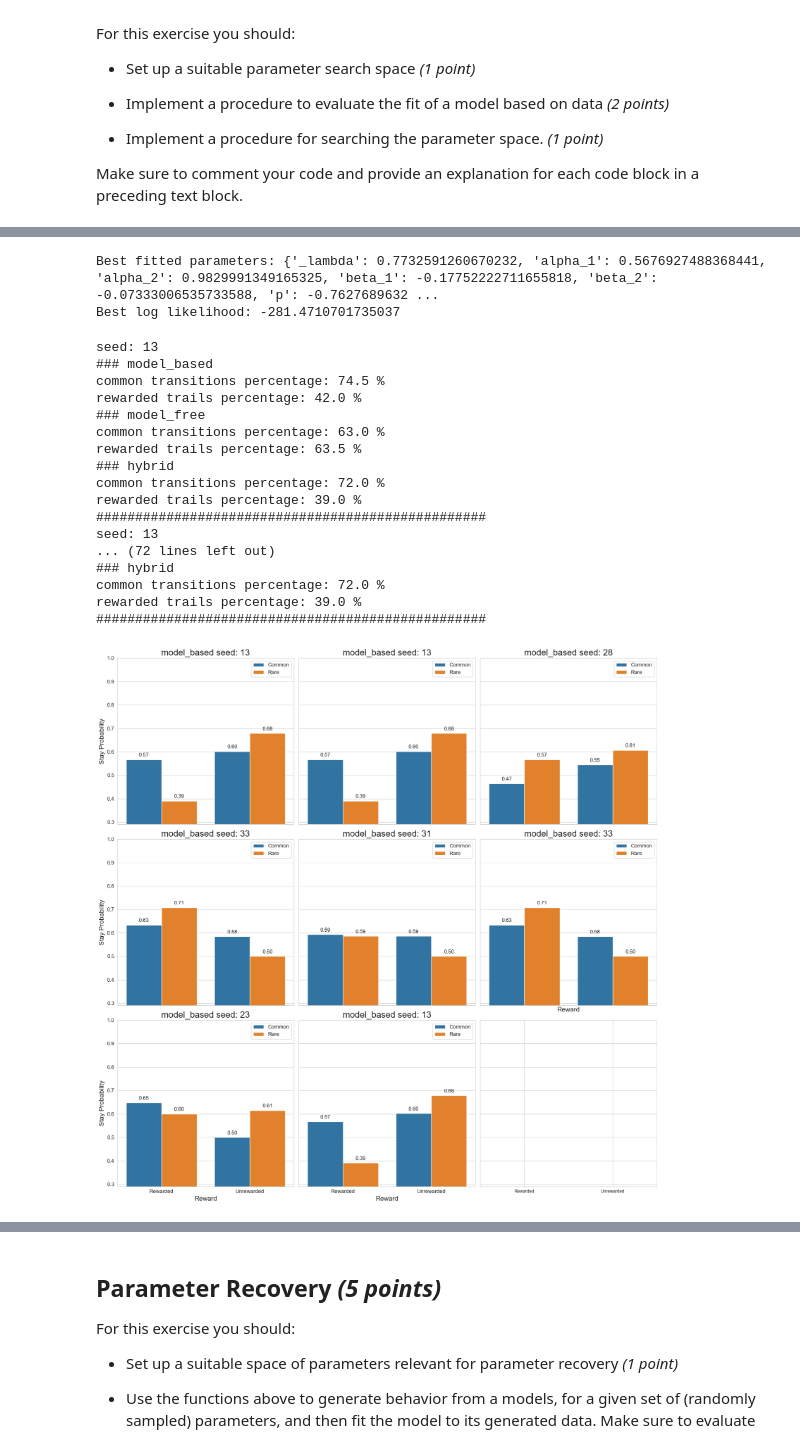
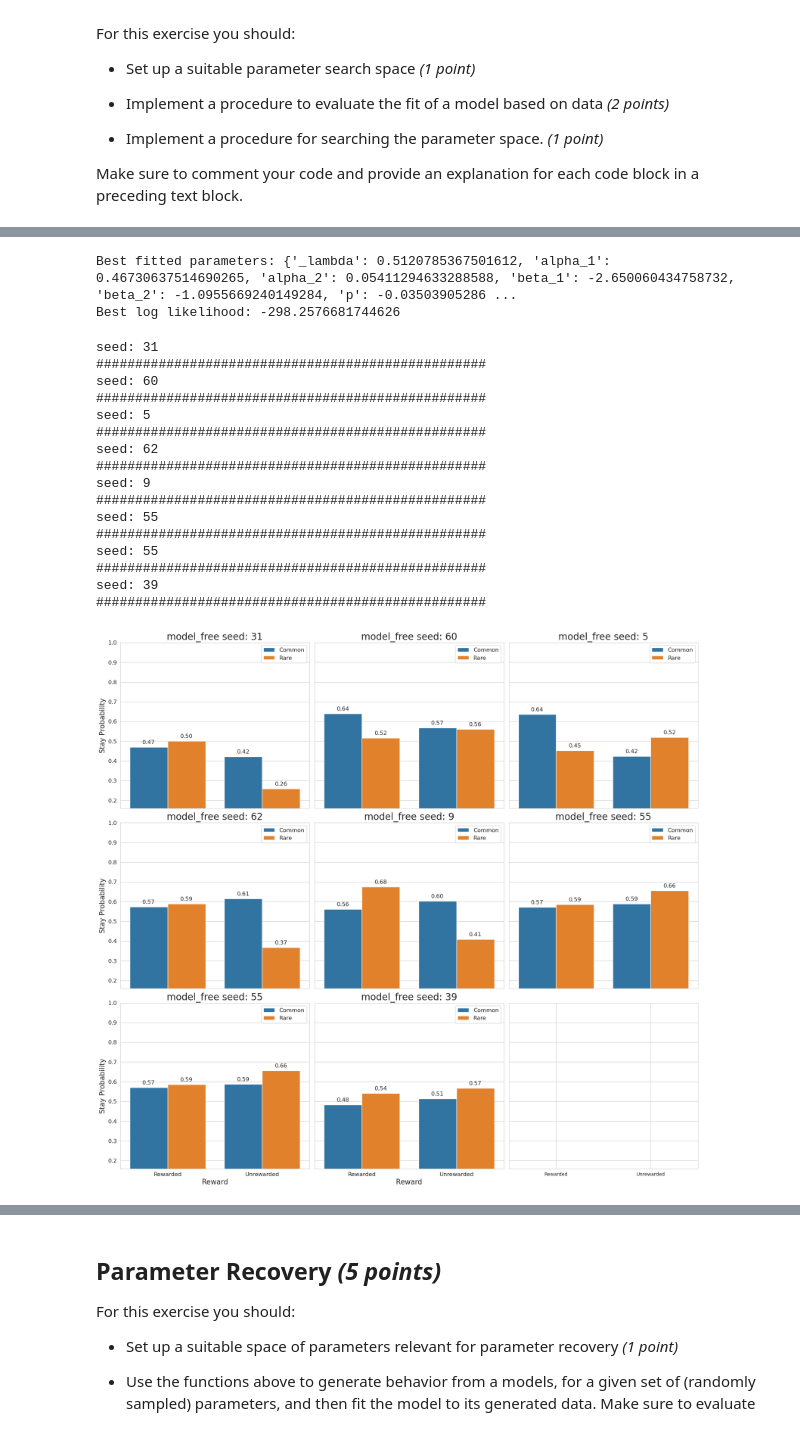
Before and after one commit to imtezcan/rl-twoStepTask, a Jupyter notebook: modeling_procedure.ipynb, the cells around one changed output, grey strips where cells are left out. Drawn from its saved outputs; the diff is of its cells as text; code cells hidden in the pictures.

```diff
--- a/modeling_procedure.ipynb
+++ b/modeling_procedure.ipynb
@@ -268,7 +245,13 @@ agent_type: model_free, consider_both_stages: True
+# %%
+# fit to using log likelihood of choices
+fit_results_mb = fit_with_grid_search(parammeter_space, human_data, agent_type='model_based',
+                                            consider_both_stages=consider_both_stages)
+fit_results_mf = fit_with_grid_search(parammeter_space, human_data, agent_type='model_free',
+                                            consider_both_stages=consider_both_stages)
 # %%
 # plot fit results
-plot_fit_results(fit_results_mb, alpha_space, beta_space)
-plot_fit_results(fit_results_mf, alpha_space, beta_space)
+plot_fit_results(fit_results_mb, parammeter_space)
+plot_fit_results(fit_results_mf, parammeter_space)
 
 # get the best parameters model based
 best_params_mb = np.unravel_index(fit_results_mb.argmax(), fit_results_mb.shape)
@@ -293,10 +278,5 @@ best_alpha_mf: 0.25, best_beta_mf: 4.0, best_ll_mf: -242.4802787290997
 # %%
 # Fit hybrid model
-import pandas as pd
-from parameter_fitting import fit_with_random_search, get_best_params_and_ll
-from scipy.stats import uniform
-import numpy as np
-
 # Define parameter distributions
 param_distributions = {
     'alpha_1': uniform(0, 1),
@@ -310,11 +290,5 @@ param_distributions = {
 
 n_iter = 256  # Number of parameter settings that are produced
 
-results_df = fit_with_random_search('hybrid', param_distributions, human_data, n_iter, consider_both_stages)
-best_params_hybrid, best_ll_hybrid = get_best_params_and_ll(results_df)
-
-print("Best fitted parameters:", best_params_hybrid)
-print("Best log likelihood:", best_ll_hybrid)
+np.random.seed(None)
+random_seed = np.random.randint(0, 1000)
-# %% [output]
-Best fitted parameters: {'_lambda': 0.7732591260670232, 'alpha_1': 0.5676927488368441, 'alpha_2': 0.9829991349165325, 'beta_1': -0.17752222711655818, 'beta_2': -0.07333006535733588, 'p': -0.7627689632 ...
-Best log likelihood: -281.4710701735037
@@ -321,3 +297,11 @@ Best log likelihood: -281.4710701735037
+# %%
+best_params_hybrid, best_ll_hybrid = get_best_params_and_ll(results_df)
+
+print("Best fitted parameters:", best_params_hybrid)
+print("Best log likelihood:", best_ll_hybrid)
+# %% [output]
+Best fitted parameters: {'_lambda': 0.5120785367501612, 'alpha_1': 0.46730637514690265, 'alpha_2': 0.05411294633288588, 'beta_1': -2.650060434758732, 'beta_2': -1.0955669240149284, 'p': -0.03503905286 ...
+Best log likelihood: -298.2576681744626
 # %%
 # simualte moltiple times and concatenate the data to average the results
 # model_type = 'model_based'
@@ -326,54 +310,53 @@ Best log likelihood: -281.4710701735037
 # elif model_type == 'model_free':
 #     best_params = best_params_mf
 # else:
 #     print('model type not recognized')
 
 sample_size = 8
+sampled_data_mf = []
 sampled_data_mb = []
-sampled_data_mf = []
 sampled_data_hybrid = []
 random_seeds = np.random.randint(sample_size ** 2, size=sample_size)
 for seed in random_seeds:
     print(f'seed: {seed}')
     # data_best_mb, agent_best = simulate(model_type, seed=seed, params=best_params)
+    data_best_mf, _  = simulate('model_free', seed=seed, params=best_params_mf)
     data_best_mb, _ = simulate('model_based', seed=seed, params=best_params_mb)
-    data_best_mf, _  = simulate('model_free', seed=seed, params=best_params_mf)
     data_best_hybrid, _  = simulate('hybrid', seed=seed, params=best_params_hybrid)
 
     # print some statistics
-    print_simple_statistics(data_best_mb, title='model_based')
-    print_simple_statistics(data_best_mf, title='model_free')
-    print_simple_statistics(data_best_hybrid, title='hybrid')
+    # print_simple_statistics(data_best_mb, title='model_based')
+    # print_simple_statistics(data_best_mf, title='model_free')
+    # print_simple_statistics(data_best_hybrid, title='hybrid')
 
     # calculate and plot stay probability
+    stay_probability_df_mf, _ = calculate_stay_probability(data_best_mf)
     stay_probability_df_mb, _ = calculate_stay_probability(data_best_mb)
-    stay_probability_df_mf, _ = calculate_stay_probability(data_best_mf)
     stay_probability_df_hybrid, _ = calculate_stay_probability(data_best_hybrid)
     # add to the data
+    sampled_data_mf.append(stay_probability_df_mf)
     sampled_data_mb.append(stay_probability_df_mb)
-    sampled_data_mf.append(stay_probability_df_mf)
     sampled_data_hybrid.append(stay_probability_df_hybrid)
     print('#'*50)
 
+plot_stay_probabilities(dfs=sampled_data_mf, labels=[f'{"model_free"} seed: {s}' for s in random_seeds], max_plots_per_row=3)
 plot_stay_probabilities(dfs=sampled_data_mb, labels=[f'{"model_based"} seed: {s}' for s in random_seeds], max_plots_per_row=3)
-plot_stay_probabilities(dfs=sampled_data_mf, labels=[f'{"model_free"} seed: {s}' for s in random_seeds], max_plots_per_row=3)
 plot_stay_probabilities(dfs=sampled_data_hybrid, labels=[f'{"hybrid"} seed: {s}' for s in random_seeds], max_plots_per_row=3)
 # %% [output]
-seed: 13
-### model_based
-common transitions percentage: 74.5 %
-rewarded trails percentage: 42.0 %
-### model_free
-common transitions percentage: 63.0 %
-rewarded trails percentage: 63.5 %
-### hybrid
-common transitions percentage: 72.0 %
-rewarded trails percentage: 39.0 %
+seed: 31
 ##################################################
-seed: 13
-... (72 lines left out)
-### hybrid
-common transitions percentage: 72.0 %
-rewarded trails percentage: 39.0 %
+seed: 60
 ##################################################
+seed: 5
+##################################################
+seed: 62
+##################################################
+seed: 9
+##################################################
+seed: 55
+##################################################
+seed: 55
+##################################################
+seed: 39
+##################################################
-[figure, old version]
+[figure, new version]
```
Also changed, not shown: parts of 27 cells of this notebook, 4 other files.
